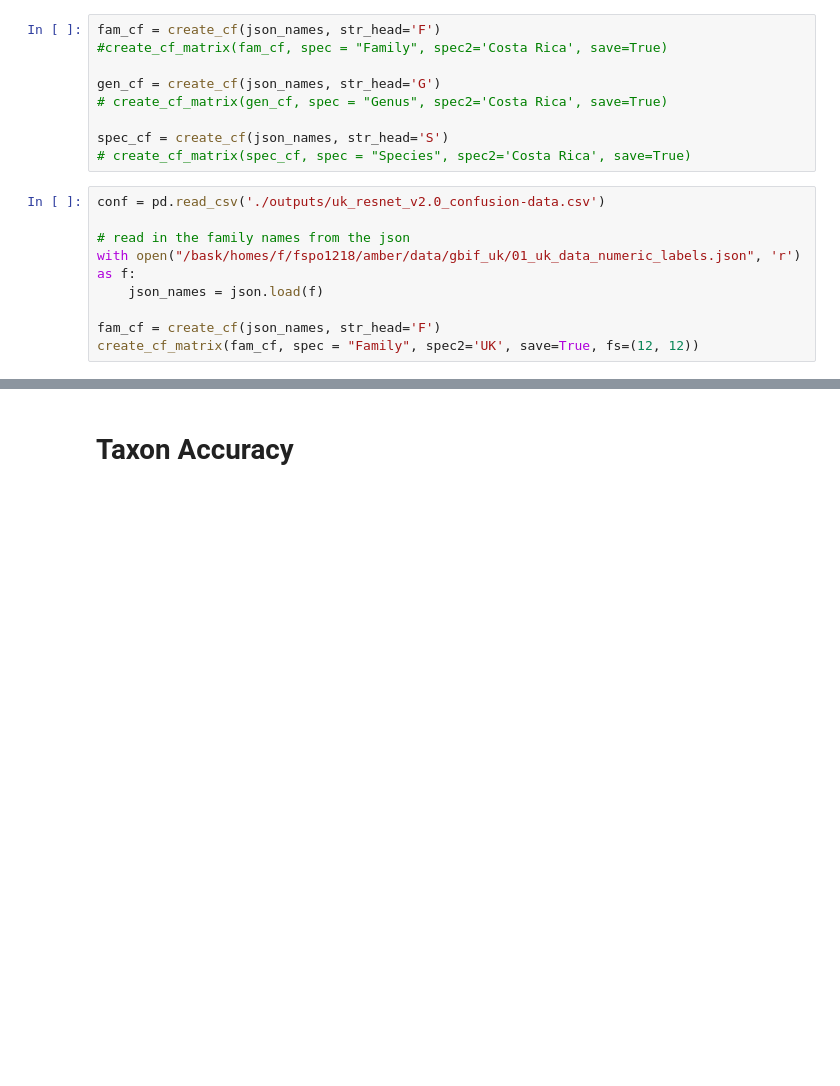
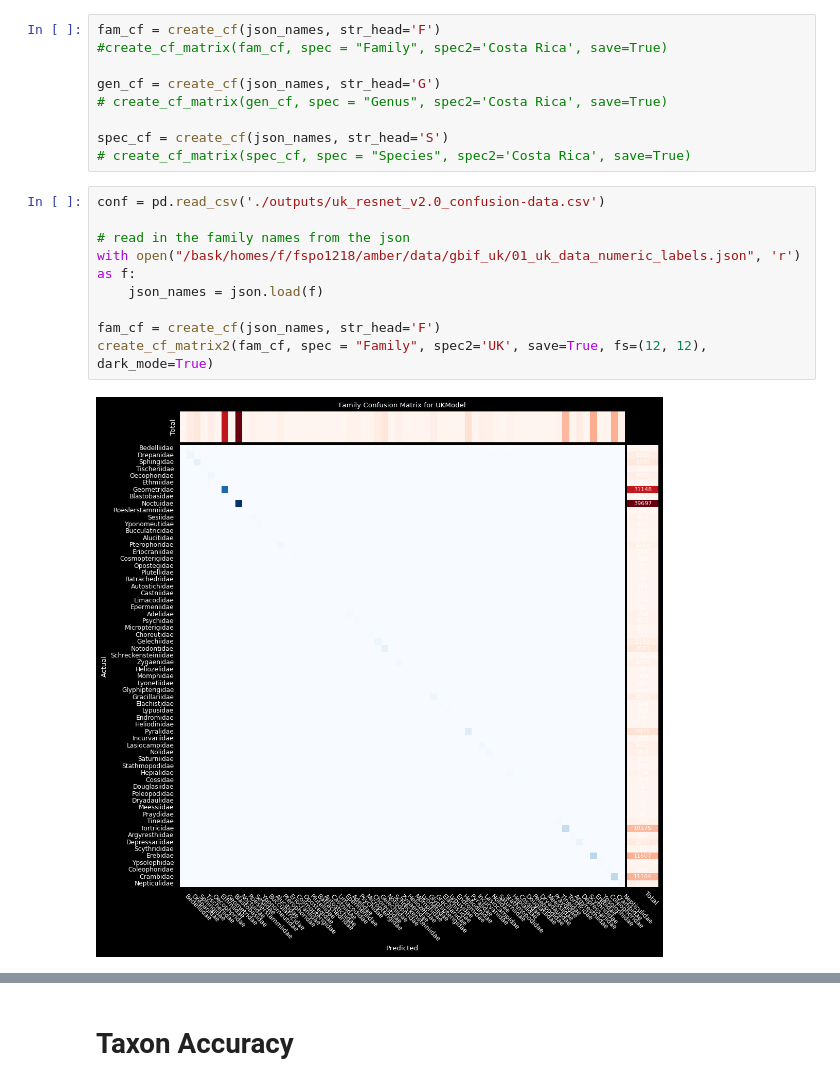
Before and after one commit to AMI-system/compress_models, a Jupyter notebook: Evalutation.ipynb, the cells around one changed output, grey strips where cells are left out. Cells and saved outputs as stored; diff of their text form; blank space fills up the shorter version.

```diff
--- a/Evalutation.ipynb
+++ b/Evalutation.ipynb
@@ -310,12 +421,14 @@ spec_cf = create_cf(json_names, str_head='S')
 # %%
 conf = pd.read_csv('./outputs/uk_resnet_v2.0_confusion-data.csv')
 
 # read in the family names from the json
 with open("/bask/homes/f/fspo1218/amber/data/gbif_uk/01_uk_data_numeric_labels.json", 'r') as f:
     json_names = json.load(f)
 
 fam_cf = create_cf(json_names, str_head='F')
-create_cf_matrix(fam_cf, spec = "Family", spec2='UK', save=True, fs=(12, 12))
+create_cf_matrix2(fam_cf, spec = "Family", spec2='UK', save=True, fs=(12, 12), dark_mode=True)
+# %% [output]
+[figure, added]
 # %%
 conf = pd.read_csv('./outputs/singapore_resnet_v2.0_confusion-data.csv')
 
```
Also changed, not shown: parts of 11 cells of this notebook.
